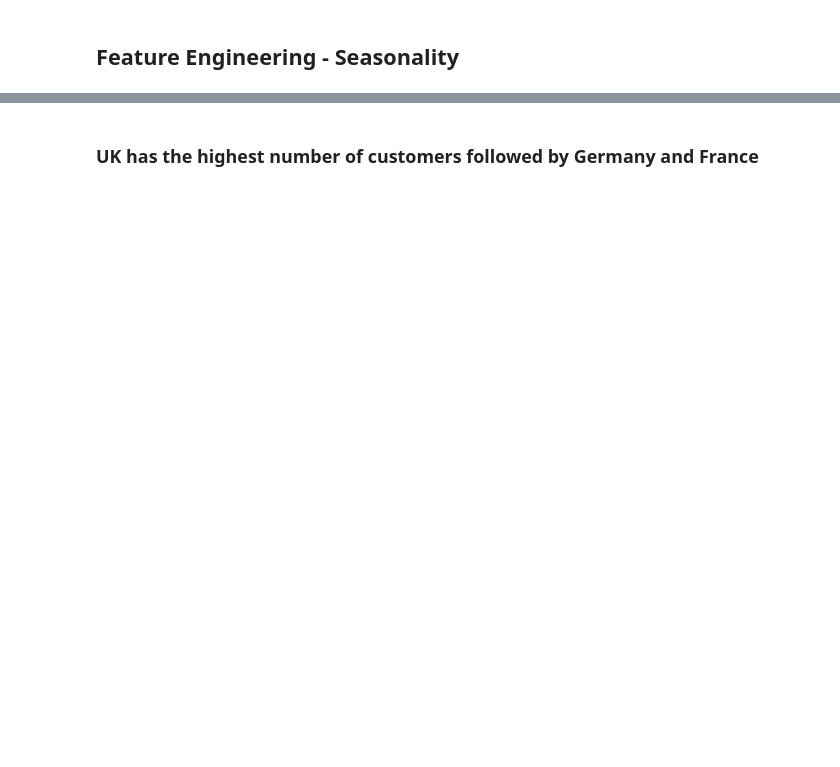
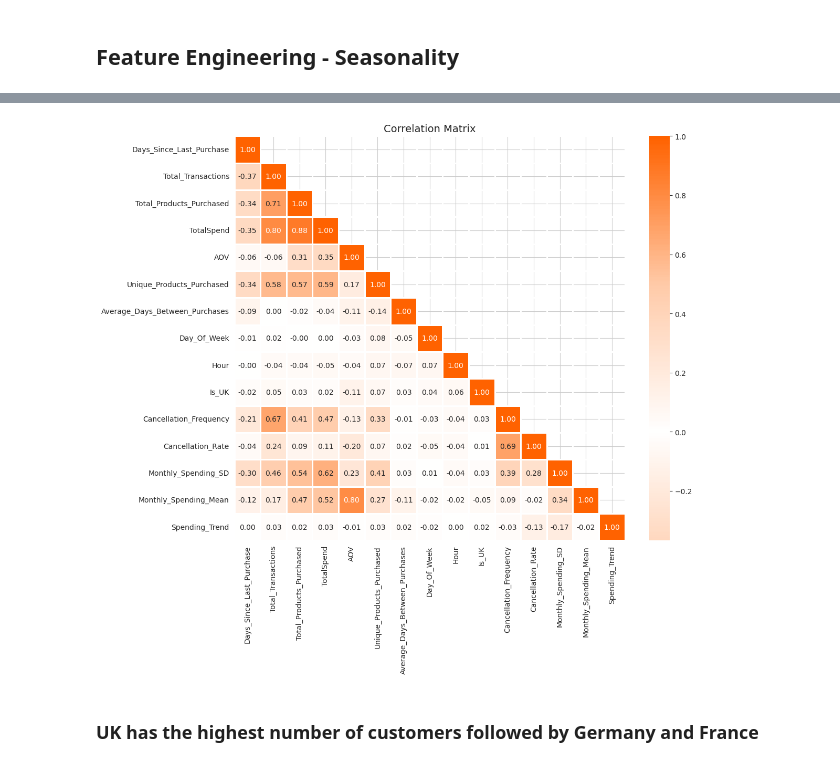
Before and after one commit to priyankabhatla/Customer_Segmentation_Retail, a Jupyter notebook: Online-Retail-Segmentation.ipynb, the cells around one changed output, grey strips where cells are left out. Drawn from its saved outputs; the diff is of its cells as text; code cells hidden in the pictures; blank space fills up the shorter version.

```diff
--- a/Online-Retail-Segmentation.ipynb
+++ b/Online-Retail-Segmentation.ipynb
@@ -1214,0 +1422,6 @@ customer_data.head(4)
+# %%
+### Changing the data type of 'CustomerID' to string as it is a unique identifier and not used in mathematical operations
+customer_data['CustomerID'] = customer_data['CustomerID'].astype(str)
+
+### Convert data types of columns to optimal types
+customer_data = customer_data.convert_dtypes()
@@ -1214,0 +1513,13 @@ customer_data.head(4)
+# %%
+### Separating the outliers for analysis
+outliers_data = customer_data[customer_data['Is_Outlier'] == 1]
+
+### Removing the outliers from the main dataset
+customer_data_cleaned = customer_data[customer_data['Is_Outlier'] == 0]
+
+### Dropping the 'Outlier_Scores' and 'Is_Outlier' columns
+customer_data_cleaned = customer_data_cleaned.drop(columns=['Outlier_Scores', 'Is_Outlier'])
+
+### Resetting the index of the cleaned data
+customer_data_cleaned.reset_index(drop=True, inplace=True)
+customer_data_cleaned.head(4)
@@ -1214,0 +1538,5 @@ customer_data.head(4)
+# %%
+### Calculating the correlation matrix excluding the 'CustomerID' column
+
+corr = customer_data_cleaned.drop(columns=['CustomerID']).corr()
+corr
@@ -1215,3 +1560,26 @@ customer_data.head(4)
+# %%
+import seaborn as sns
+from matplotlib.colors import LinearSegmentedColormap
+from matplotlib import colors as mcolors
+
+### Reset background style
+sns.set_style('whitegrid')
+
+# Defining a custom colormap
+colors = ['#ff6200', '#ffcaa8', 'white', '#ffcaa8', '#ff6200']
+my_cmap = LinearSegmentedColormap.from_list('custom_map', colors, N=256)
+
+# Creating a mask to only show the lower triangle of the matrix
+mask = np.zeros_like(corr)
+mask[np.triu_indices_from(mask, k=1)] = True
+
+# Plotting the heatmap
+plt.figure(figsize=(12, 10))
+sns.heatmap(corr, mask=mask, cmap=my_cmap, annot=True, center=0, fmt='.2f', linewidths=2)
+plt.title('Correlation Matrix', fontsize=14)
+plt.show()
+# %% [output]
+[figure, added]
 # %% [markdown]
 ### UK has the highest number of customers followed by Germany and France
 # %%
```
Also changed, not shown: parts of 35 cells of this notebook.
